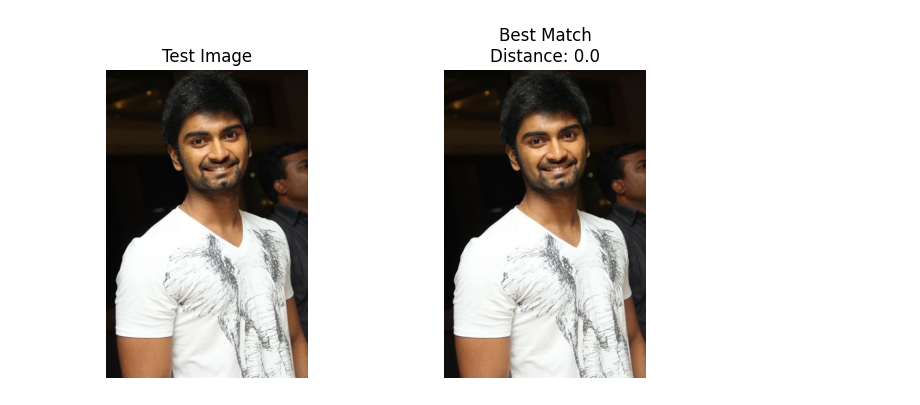
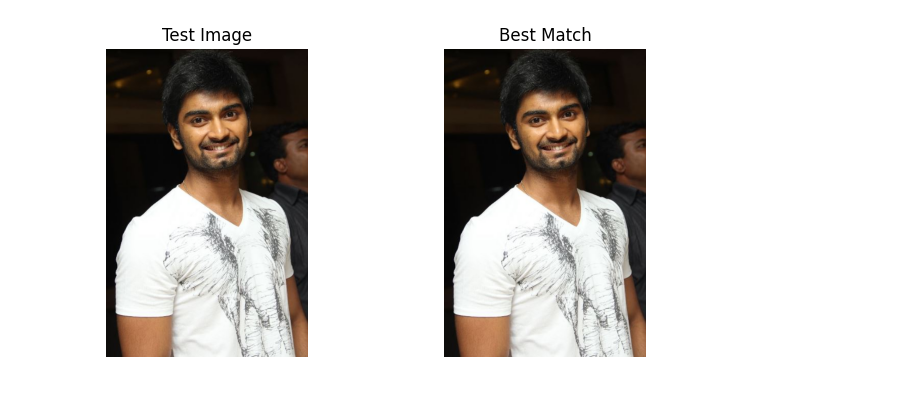
Before and after one commit to Tarunika-R/Computer-Vision-Lab, a Jupyter notebook: Ex10/ex10.ipynb, the cells around one changed output. Cells and saved outputs as stored; diff of their text form; code cells hidden in the pictures.

```diff
--- a/Ex10/ex10.ipynb
+++ b/Ex10/ex10.ipynb
@@ -92,7 +92,7 @@ def face_identification():
         axes[0].axis("off")
 
         axes[1].imshow(Image.open(match_identity))
-        axes[1].set_title(f"Best Match\nDistance: {distance}")
+        axes[1].set_title(f"Best Match")
         axes[1].axis("off")
 
         plt.show()
@@ -124,4 +124,4 @@ find function lasts  0.383577823638916  seconds
 Test Image: face_db/atharvaa3.jpg
 Best Match: face_db/atharvaa3.JPG
 Distance: 0.0
-[figure, old version]
+[figure, new version]
```
Also changed, not shown: parts of 1 cell of this notebook, 6 other files.
